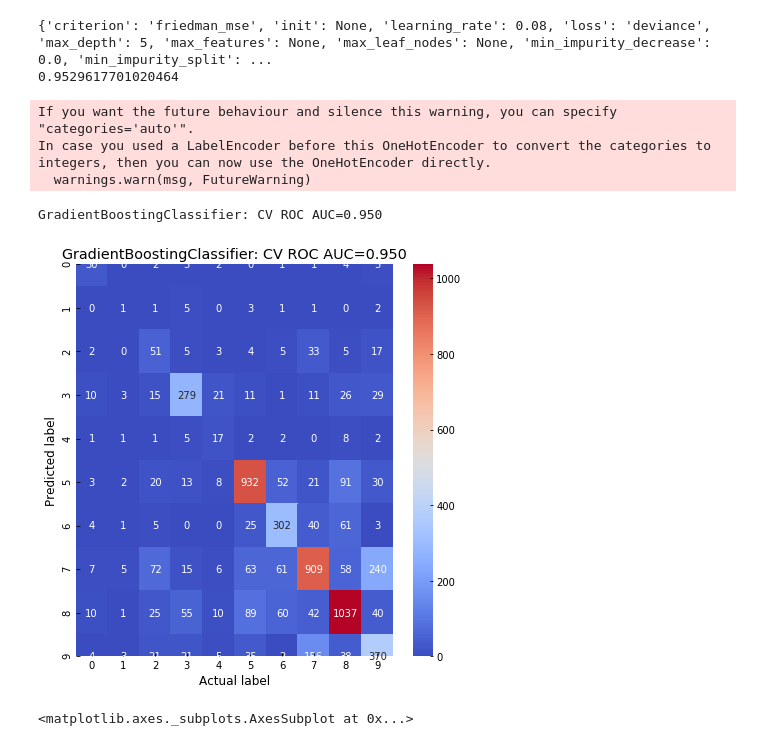
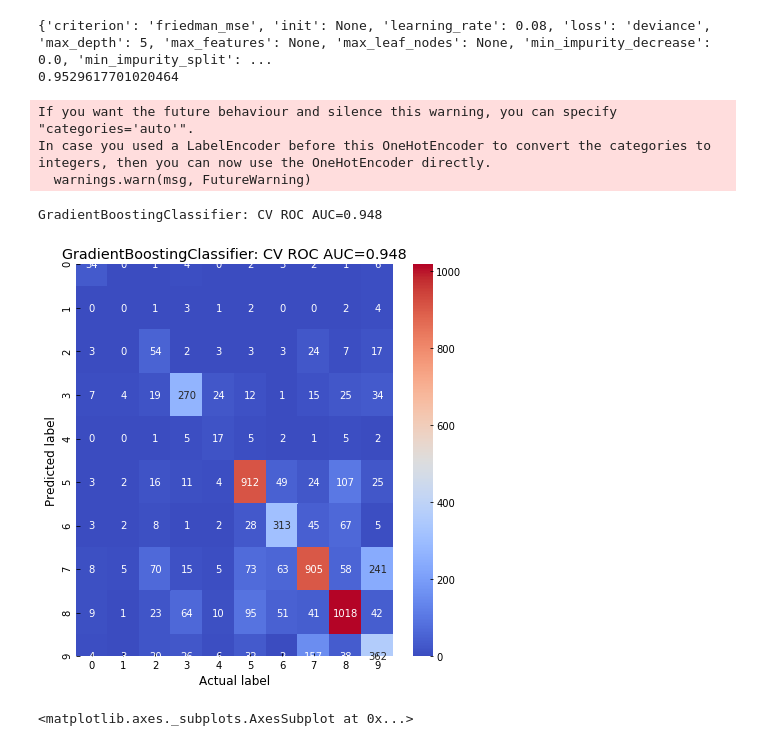
Before and after one commit to andygoosh/wildfire.sberbank.ai, a Jupyter notebook: workinprogress.ipynb, the cells around one changed output. Saved outputs shown, nothing was run; the diff lists cells and outputs as text; code cells hidden in the pictures.

```diff
--- a/workinprogress.ipynb
+++ b/workinprogress.ipynb
@@ -652,6 +881,62 @@ print(auc)
 0.9529617701020464
 # %%
 X, y = prepare_data(one_hotted=False)
+'''
+FTS = ['latitude',
+ 'phi',
+ 'longitude',
+ 'theta',
+ 't-6',
+ 'month',
+ 'u_7_mean',
+ 'h_7_min',
+ 'humidity',
+ 'u_7_median',
+ 't_21_max',
+ 'dt-6',
+ 't_28_mean',
+ 'dh-7']
+
+X = X[FTS]
+'''
+X = X[['longitude',
+ 'latitude',
+ 'phi',
+ 'dt-3',
+ 'u_28_max',
+ 'h_7_max',
+ 'dt-7',
+ 'u-2',
+ 'u-3',
+ 'u-6',
+ 't_28_std',
+ 'h_28_min',
+ 't-7',
+ 'du-2',
+ 't_14_std',
+ 'h-1',
+ 'h_14_std',
+ 'h_7_std',
+ 'dh-6',
+ 'du-5',
+ 'u_14_std',
+ 'du-3',
+ 'u-7',
+ 'h-3',
+ 'dh-1',
+ 'h-4',
+ 'u-4',
+ 'u_21_std',
+ 'temperature',
+ 'dt-1',
+ 'dh-4',
+ 'dh-7',
+ 'u_28_std',
+ 'h_28_std',
+ 'dt-5',
+ 'h_28_max',
+ 'h_14_median']]
+
 estimators = 200
 gb_params = {'criterion': 'friedman_mse',
   'init': None,
@@ -671,36 +956,37 @@ gb_params = {'criterion': 'friedman_mse',
   'random_state': RS,
   'subsample': 1.0,
   'tol': 0.0001,
   'validation_fraction': 0.1,
   'verbose': 0,
   'warm_start': False
   }
 
-gbc = skl.ensemble.GradientBoostingClassifier(**gb_params)
+#gbc = skl.ensemble.GradientBoostingClassifier(**gb_params)
+gbc = skl.ensemble.GradientBoostingClassifier(n_estimators=500, random_state=RS)
 
 X_train, X_cv, y_train, y_cv = train_test_split(X, y, test_size=0.25, random_state=RS)
 
 gbc.fit(X_train, y_train)
 
 y_pred = gbc.predict_proba(X_cv)
 
 df_predictions = pd.DataFrame(
     y_pred,
     index=y_cv.index,
     columns=[
         'fire_{}_prob'.format(class_id)
         for class_id in gbc.classes_
     ]
 )
 
 y_hotted = get_one_hot( y_cv )
 auc = draw_confusion_matrix(y_hotted, df_predictions, gbc);
 # %% [output]
 If you want the future behaviour and silence this warning, you can specify "categories='auto'".
 In case you used a LabelEncoder before this OneHotEncoder to convert the categories to integers, then you can now use the OneHotEncoder directly.
   warnings.warn(msg, FutureWarning)
-GradientBoostingClassifier: CV ROC AUC=0.950
+GradientBoostingClassifier: CV ROC AUC=0.948
-[figure, old version]
+[figure, new version]
 # %%
 feat_importances = pd.Series(gbc.feature_importances_, index=X.columns)
 feat_importances.nlargest(20).plot(kind='barh')
```
Also changed, not shown: parts of 34 cells of this notebook.
